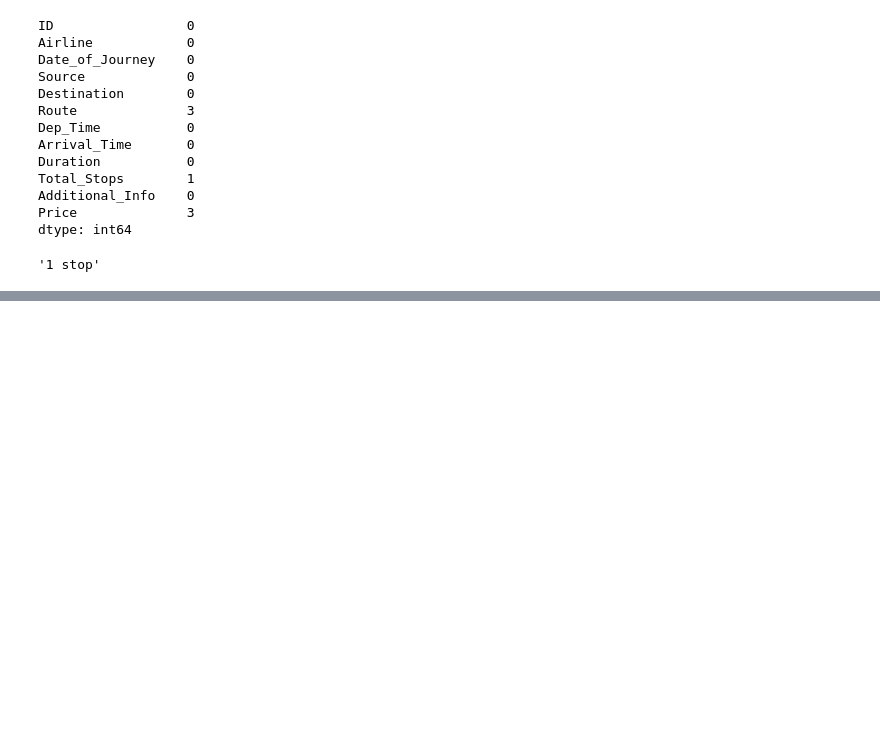
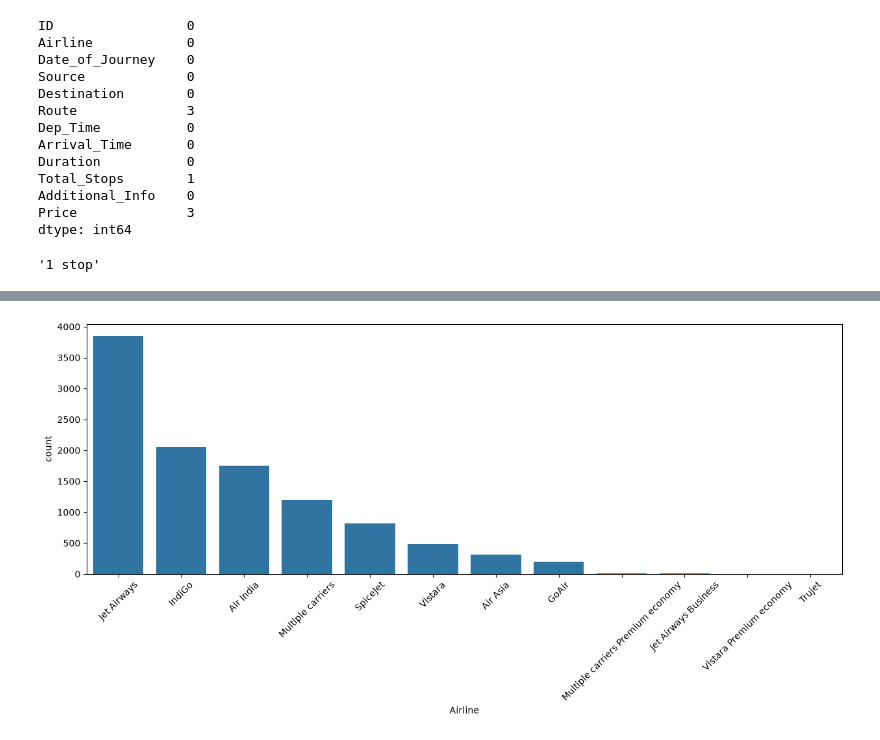
Before and after one commit to SHIVRAJSHINDE/Ethans, a Jupyter notebook: 17 18 20/DataAna/DataAnaAir/projects.ipynb, the cells around one changed output, grey strips where cells are left out. Saved outputs shown, nothing was run; the diff lists cells and outputs as text; code cells hidden in the pictures; blank space fills up the shorter version.

```diff
--- a/17 18 20/DataAna/DataAnaAir/projects.ipynb
+++ b/17 18 20/DataAna/DataAnaAir/projects.ipynb
@@ -117,0 +224,15 @@ df['Total_Stops'].mode()[0]
+# %%
+import matplotlib.pyplot as plt
+import seaborn as sns
+
+plt.figure(figsize=(15, 5))
+
+# Create the count plot with categories sorted by their counts
+ax = sns.countplot(x=df["Airline"], order=df["Airline"].value_counts().index)
+
+
+plt.xticks(rotation=45)
+
+plt.show()
+# %% [output]
+[figure, added]
```
Also changed, not shown: parts of 19 cells of this notebook, 59 other files.
